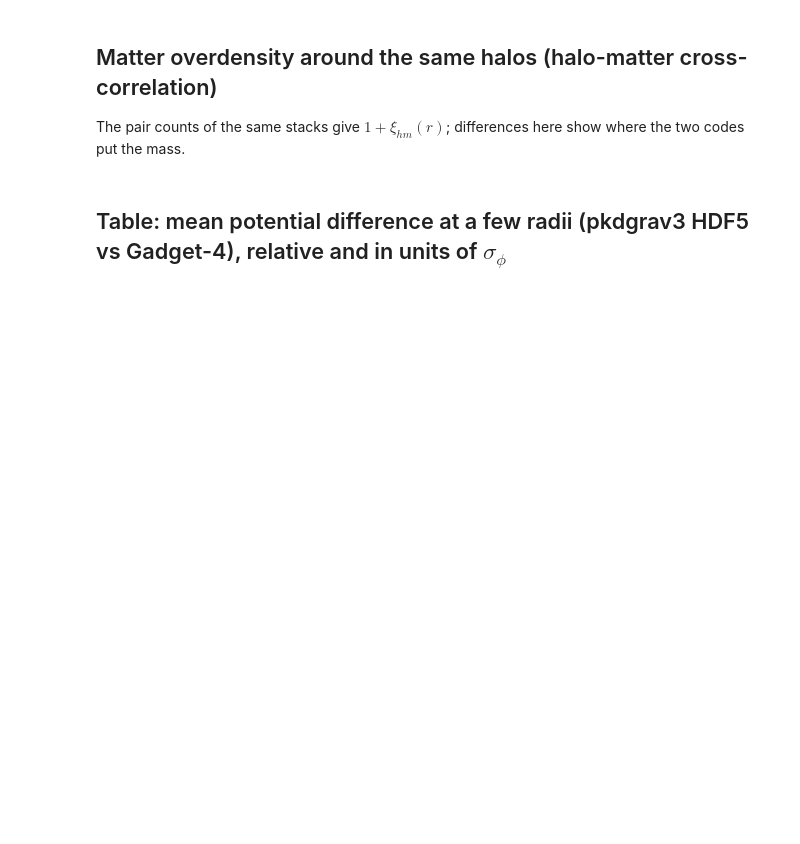
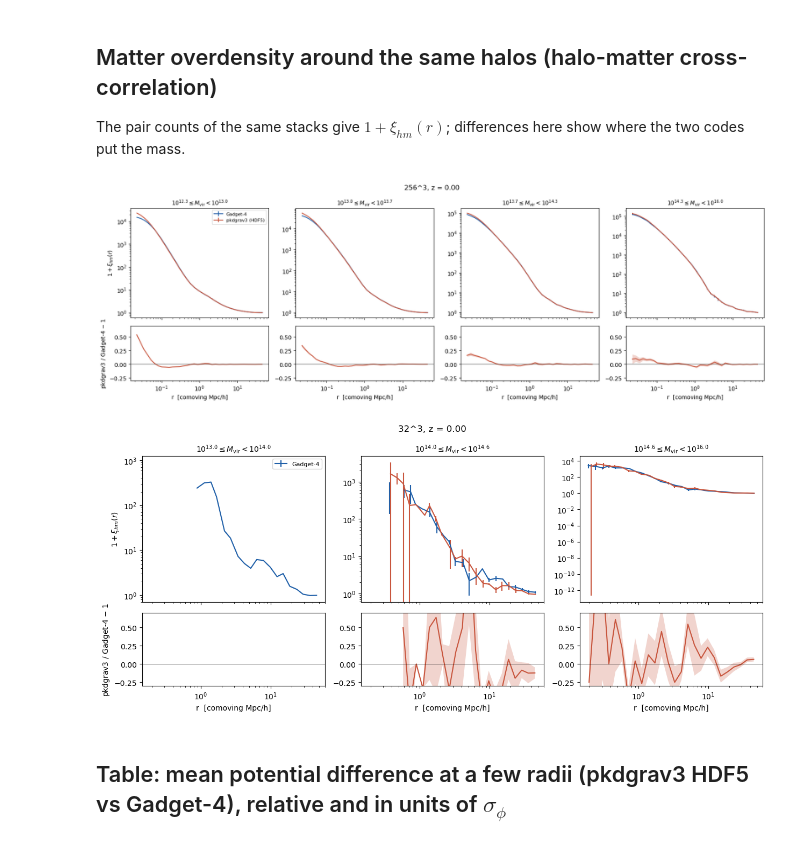
Before and after one commit to a-paranjape/sahyadri-sandbox, a Jupyter notebook: reports/gadget_pkdgrav3_potential/stack_potential.ipynb, the cells around one changed output. Drawn from its saved outputs; the diff is of its cells as text; code cells hidden in the pictures; blank space fills up the shorter version.

```diff
--- a/reports/gadget_pkdgrav3_potential/stack_potential.ipynb
+++ b/reports/gadget_pkdgrav3_potential/stack_potential.ipynb
@@ -131,26 +167,37 @@ The pair counts of the same stacks give $1+\xi_{hm}(r)$; differences here show w
 # %%
 def plot_delta(run, save=True):
     outs = [i for i in sorted(P[run]) if any(P[run][i]['gadget']['n_halos'])]
     i = outs[-1]; S = P[run][i]; g = S['gadget']; nb = len(g['n_halos'])
-    fig, ax = plt.subplots(1, nb, figsize=(4.2 * nb, 3.6), squeeze=False)
+    fig, ax = plt.subplots(2, nb, figsize=(4.2 * nb, 5.6), squeeze=False, sharex=True,
+                           gridspec_kw=dict(height_ratios=[2, 1]))
     for b in range(nb):
+        if g['n_halos'][b] and S['pkd']['n_halos'][b]:
+            d, e = jk_pair(g, S['pkd'], b, 'xi')
+            ax[1, b].plot(g['r_mid'], d, color=STYLE['pkd']['color'])
+            ax[1, b].fill_between(g['r_mid'], d - e, d + e, color=STYLE['pkd']['color'], alpha=0.25, lw=0)
+        ax[1, b].axhline(0, color='k', lw=0.5); ax[1, b].set_ylim(-0.3, 0.7)
+        ax[1, b].set_xlabel('r  [comoving Mpc/h]')
         for kind in ('gadget', 'pkd'):
             s = S[kind]
             if s['n_halos'][b] == 0:
                 continue
             ax[0, b].errorbar(s['r_mean'][b], 1 + s['delta_hm'][b], s['delta_hm_err'][b], color=STYLE[kind]['color'],
                               label=STYLE[kind]['label'], capsize=0)
-        ax[0, b].set_xscale('log'); ax[0, b].set_yscale('log'); ax[0, b].set_xlabel('r  [comoving Mpc/h]')
+        ax[0, b].set_xscale('log'); ax[0, b].set_yscale('log')
         ax[0, b].set_title(mlabel(g['m_edges'][b], g['m_edges'][b + 1]), fontsize=10)
     ax[0, 0].set_ylabel(r'$1 + \xi_{hm}(r)$'); ax[0, 0].legend(fontsize=8)
+    ax[1, 0].set_ylabel('pkdgrav3 / Gadget-4 $-$ 1')
     fig.suptitle('%s, z = %.2f' % (run, float(g['z']))); fig.tight_layout()
     if save:
         fig.savefig(os.path.join(FIGS, 'xihm_%s.pdf' % run.replace('^3', '')))
     return fig
 
 for run in P:
     plot_delta(run)
 plt.show()
+# %% [output]
+[figure, added]
+[figure, added]
 # %% [markdown]
 ## Table: mean potential difference at a few radii (pkdgrav3 HDF5 vs Gadget-4), relative and in units of $\sigma_\phi$
 # %%
```
Also changed, not shown: parts of 5 cells of this notebook, 56 other files.
